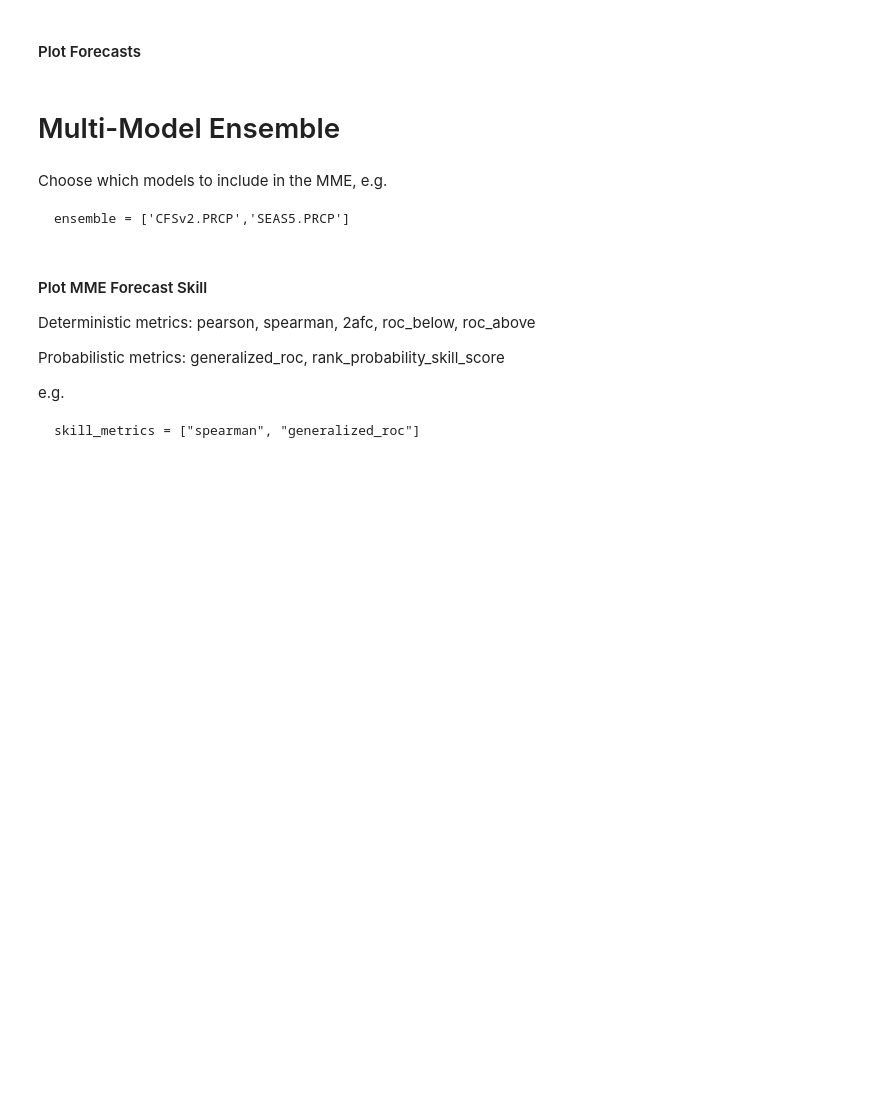
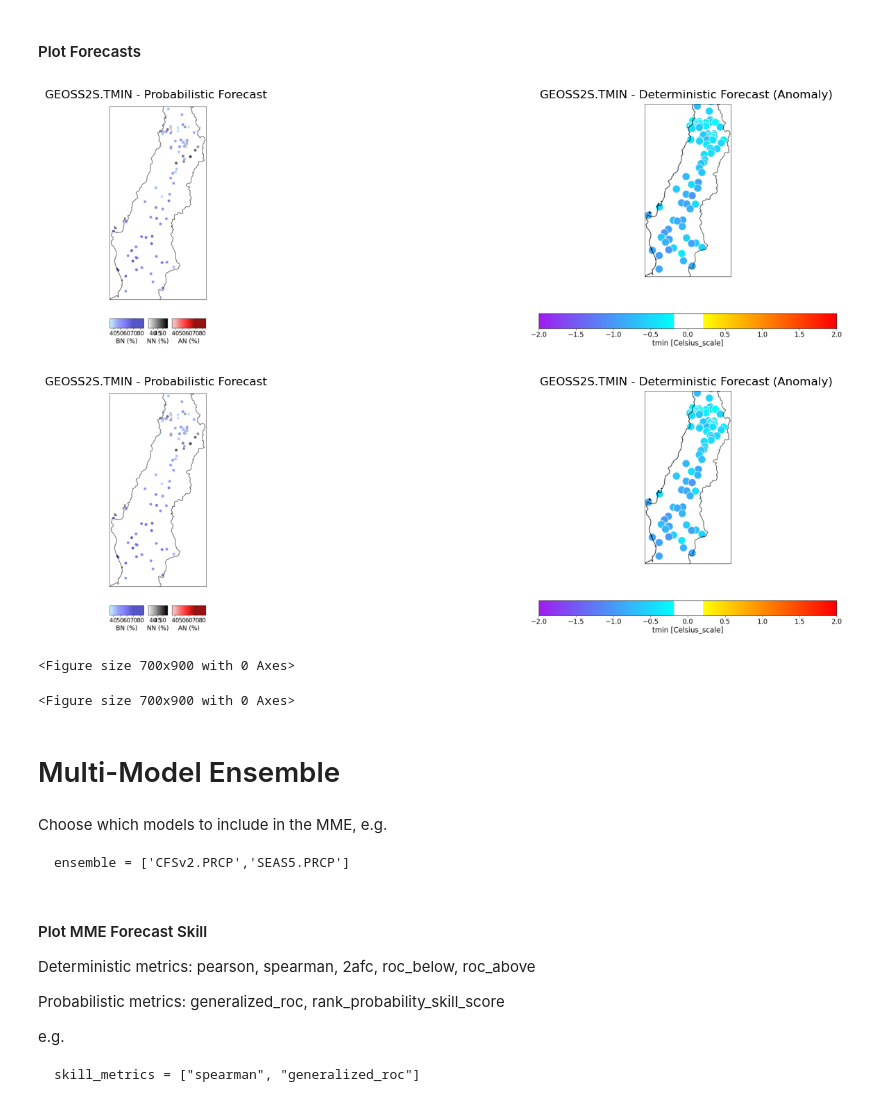
Before and after one commit to iri-pycpt/notebooks, a Jupyter notebook: Station/pycpt-seasonal-station-Chile.ipynb, the cells around one changed output. Cells and saved outputs as stored; diff of their text form; code cells hidden in the pictures; blank space fills up the shorter version.

Commit message:
Add color_bar var for cca, eof

```diff
--- a/Station/pycpt-seasonal-station-Chile.ipynb
+++ b/Station/pycpt-seasonal-station-Chile.ipynb
@@ -138,7 +138,7 @@ download_args = {
 
 cpt_args = {
     'transform_predictand': None,  # transformation to apply to the predictand dataset - None, 'Empirical', 'Gamma'
-    'tailoring': None,  # tailoring None, 'Anomaly'
+    'tailoring': 'Anomaly',  # tailoring None, 'Anomaly'
     'cca_modes': (1,3), # minimum and maximum of allowed CCA modes
     'x_eof_modes': (1,8), # minimum and maximum of allowed X Principal Componenets
     'y_eof_modes': (1,6), # minimum and maximum of allowed Y Principal Components
@@ -203,7 +268,16 @@ pycpt.plot_cca_modes(MOS, predictor_names, pxs, pys, domain_dir, domain=download
 # %% [markdown]
 #### Plot Forecasts
+# %%
+#If you wish to change the color bar extremes of the deterministic forecast, adjust the values below; Otherwise, use 'None' .
+vmin=None
+vmax=None
 # %%
-pycpt.plot_forecasts(cpt_args, predictand_name, fcsts, domain_dir, predictor_names, MOS, domain=download_args['predictand_extent'])
+pycpt.plot_forecasts(cpt_args, predictand_name, fcsts, domain_dir, predictor_names, MOS, domain=download_args['predictand_extent'],vmin=vmin,vmax=vmax)
+# %% [output]
+[figure, added]
+[figure, added]
+<Figure size 700x900 with 0 Axes>
+<Figure size 700x900 with 0 Axes>
 # %% [markdown]
 # Multi-Model Ensemble
 # %% [markdown]
```
Also changed, not shown: parts of 14 cells of this notebook.
